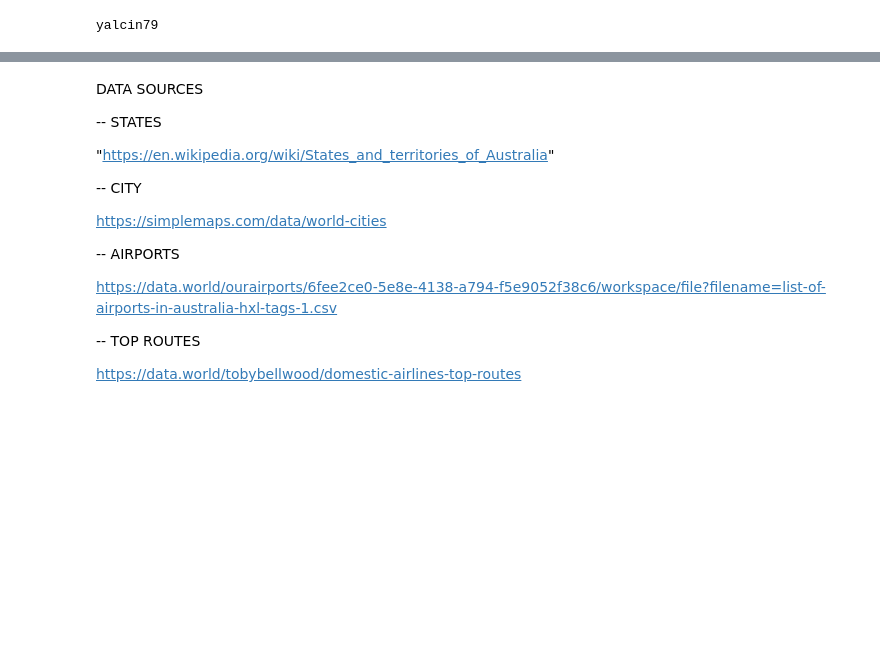
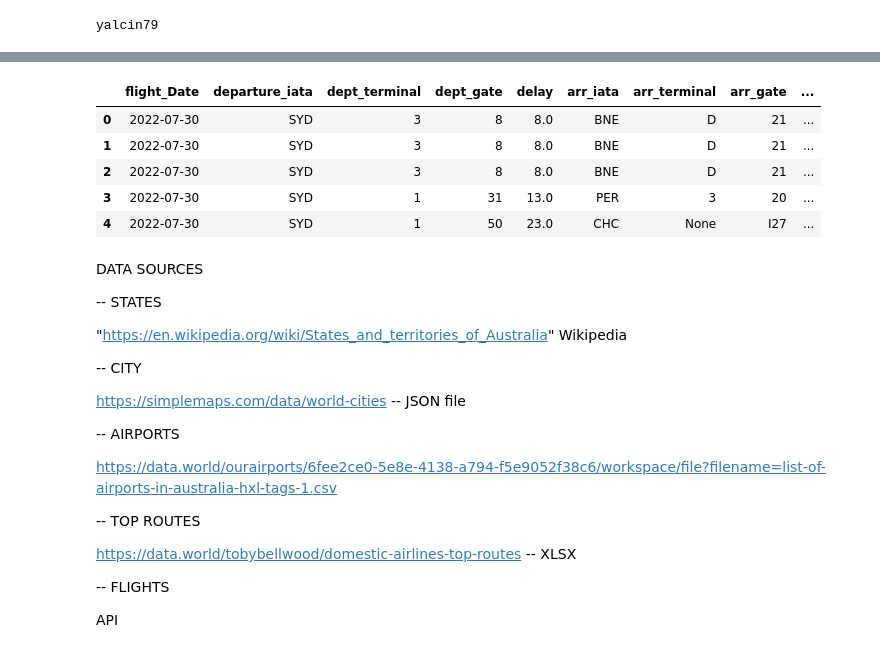
Before and after one commit to NoumenalAglet/Project-2-ETL, a Jupyter notebook: 2_Australia_AirTraffic_1.ipynb, the cells around one changed output, grey strips where cells are left out. Drawn from its saved outputs; the diff is of its cells as text; code cells hidden in the pictures; blank space fills up the shorter version.

```diff
--- a/2_Australia_AirTraffic_1.ipynb
+++ b/2_Australia_AirTraffic_1.ipynb
@@ -337,0 +352,5 @@ roads_file_df.to_sql(name='road_fatalities', con=engine, if_exists='replace', in
+# %%
+import json
+
+for index, row in list_airport_df.iloc[:1].iterrows():
+    print(row)
@@ -338,13 +463,22 @@ roads_file_df.to_sql(name='road_fatalities', con=engine, if_exists='replace', in
+# %%
+flight_df.head()
+# %% [output]
+|  | flight_Date | departure_iata | dept_terminal | dept_gate | delay | arr_iata | arr_terminal | arr_gate | ... |
+| 0 | 2022-07-30 | SYD | 3 | 8 | 8.0 | BNE | D | 21 | ... |
+| 1 | 2022-07-30 | SYD | 3 | 8 | 8.0 | BNE | D | 21 | ... |
+| 2 | 2022-07-30 | SYD | 3 | 8 | 8.0 | BNE | D | 21 | ... |
+| 3 | 2022-07-30 | SYD | 1 | 31 | 13.0 | PER | 3 | 20 | ... |
+| 4 | 2022-07-30 | SYD | 1 | 50 | 23.0 | CHC | None | I27 | ... |
 # %% [markdown]
 DATA SOURCES
 
 -- STATES
 
-"https://en.wikipedia.org/wiki/States_and_territories_of_Australia"
+"https://en.wikipedia.org/wiki/States_and_territories_of_Australia" Wikipedia
 
 -- CITY
 
-https://simplemaps.com/data/world-cities
+https://simplemaps.com/data/world-cities  -- JSON file
 
 
 -- AIRPORTS
@@ -353,4 +487,8 @@ https://data.world/ourairports/6fee2ce0-5e8e-4138-a794-f5e9052f38c6/workspace/fi
 
 -- TOP ROUTES
 
-https://data.world/tobybellwood/domestic-airlines-top-routes
+https://data.world/tobybellwood/domestic-airlines-top-routes  -- XLSX
+
+-- FLIGHTS
+
+API
```
Also changed, not shown: parts of 8 cells of this notebook, 1 other file.
